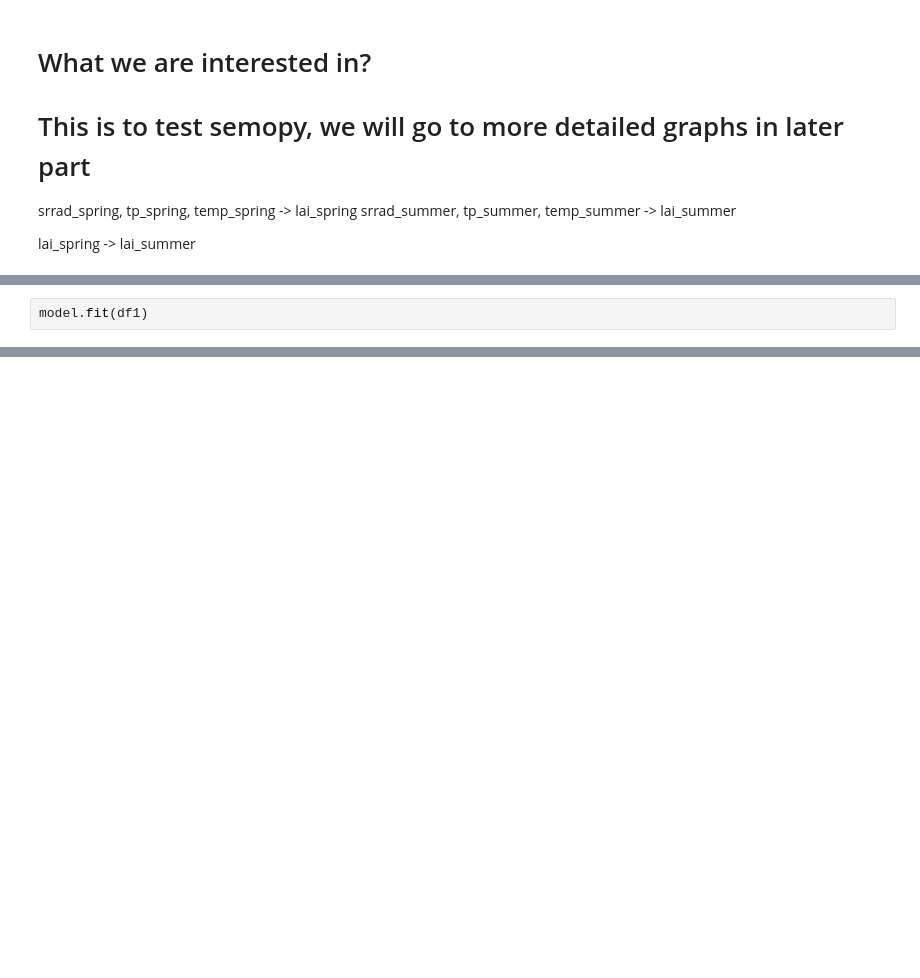
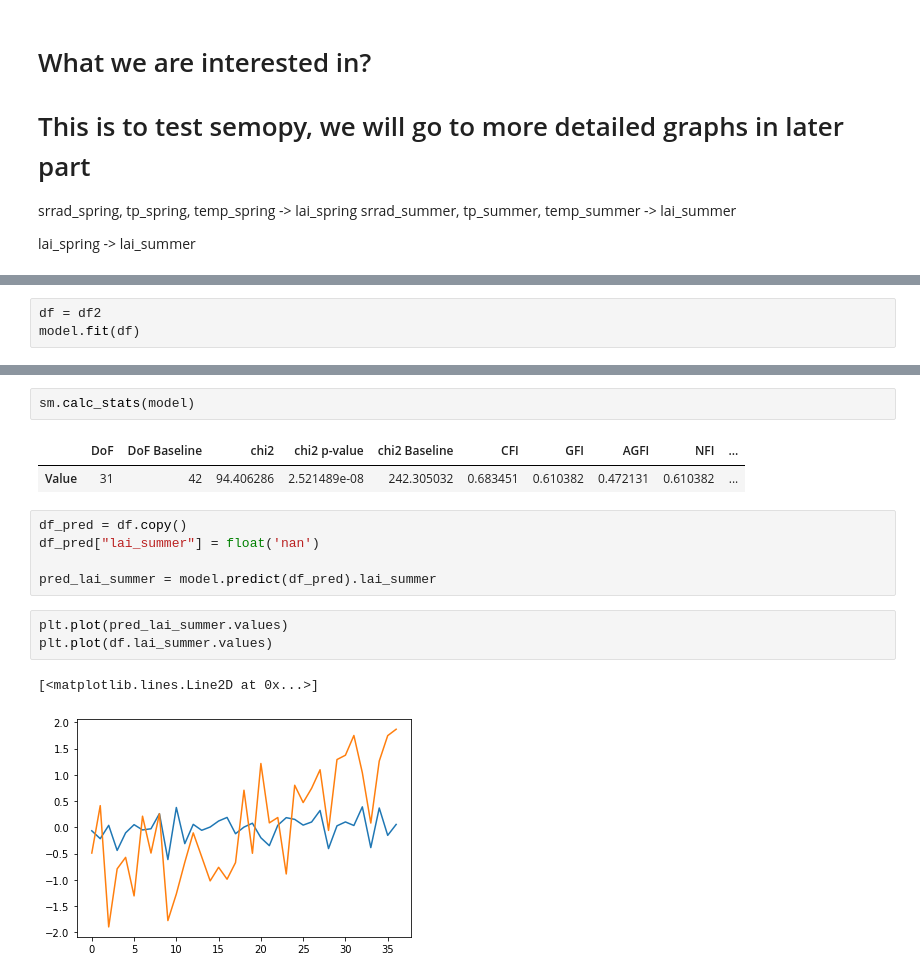
Before and after one commit to melioristic/preconditioned-compound-vegetation, a Jupyter notebook: n4_sem.ipynb, the cells around one changed output, grey strips where cells are left out. Cells and saved outputs as stored; diff of their text form; blank space fills up the shorter version.

```diff
--- a/n4_sem.ipynb
+++ b/n4_sem.ipynb
@@ -37,4 +38,2 @@ lai_spring =~ lai_summer
 """
 model = sm.Model(mod)
-# %%
-model.fit(df1)
@@ -43,0 +40,3 @@ SolverResult(fun=4.259246648430359e-08, success=True, n_it=5, x=array([0.5322560
+# %%
+df = df2
+model.fit(df)
@@ -51,0 +51,16 @@ semopy.model.Model.Parameter
+# %%
+sm.calc_stats(model)
+# %% [output]
+|  | DoF | DoF Baseline | chi2 | chi2 p-value | chi2 Baseline | CFI | GFI | AGFI | NFI | ... |
+| Value | 31 | 42 | 94.406286 | 2.521489e-08 | 242.305032 | 0.683451 | 0.610382 | 0.472131 | 0.610382 | ... |
+# %%
+df_pred = df.copy()
+df_pred["lai_summer"] = float('nan')
+
+pred_lai_summer = model.predict(df_pred).lai_summer
+# %%
+plt.plot(pred_lai_summer.values)
+plt.plot(df.lai_summer.values)
+# %% [output]
+[<matplotlib.lines.Line2D at 0x...>]
+[figure, added]
```
Also changed, not shown: parts of 5 cells of this notebook, 7 other files.
